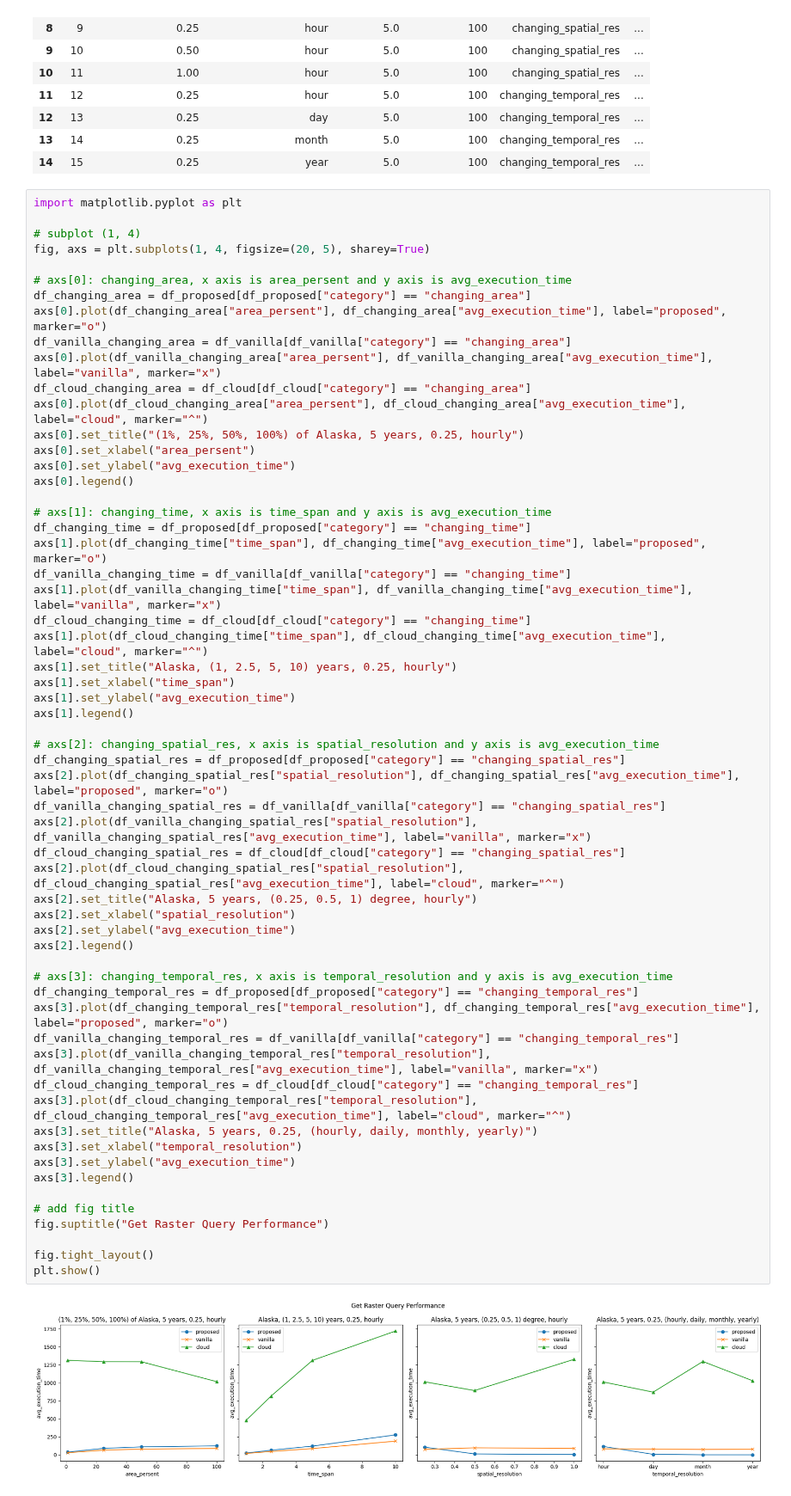
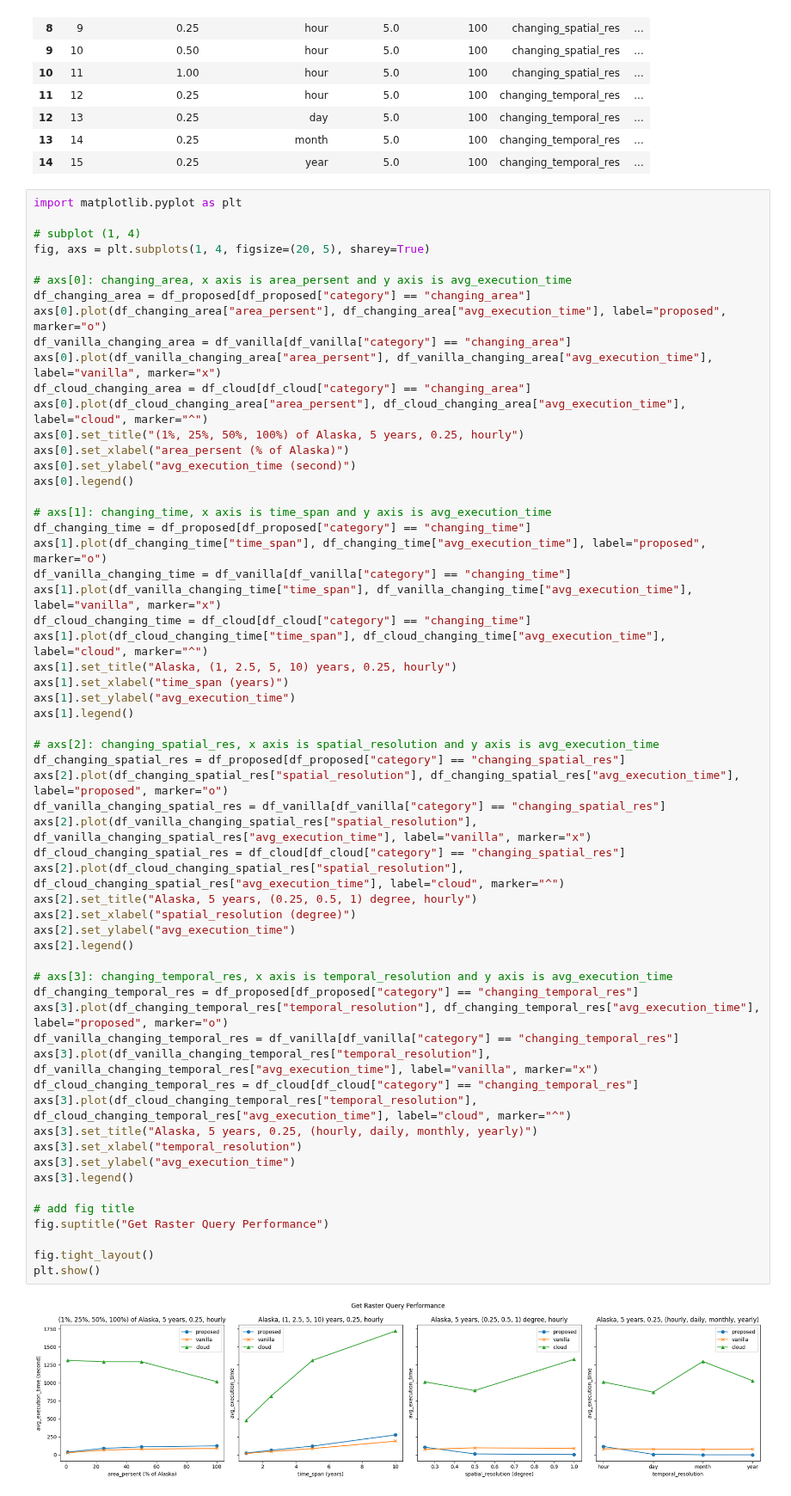
Before and after one commit to iharp3/experiment-kit, a Jupyter notebook: experiment/results/plot.ipynb, the cells around one changed output. Shown at 86% size. Saved outputs shown, nothing was run; the diff lists cells and outputs as text.

```diff
--- a/experiment/results/plot.ipynb
+++ b/experiment/results/plot.ipynb
@@ -71,8 +71,8 @@ axs[0].plot(df_vanilla_changing_area["area_persent"], df_vanilla_changing_area["
 df_cloud_changing_area = df_cloud[df_cloud["category"] == "changing_area"]
 axs[0].plot(df_cloud_changing_area["area_persent"], df_cloud_changing_area["avg_execution_time"], label="cloud", marker="^")
 axs[0].set_title("(1%, 25%, 50%, 100%) of Alaska, 5 years, 0.25, hourly")
-axs[0].set_xlabel("area_persent")
-axs[0].set_ylabel("avg_execution_time")
+axs[0].set_xlabel("area_persent (% of Alaska)")
+axs[0].set_ylabel("avg_execution_time (second)")
 axs[0].legend()
 
 # axs[1]: changing_time, x axis is time_span and y axis is avg_execution_time
@@ -83,38 +83,38 @@ axs[1].plot(df_vanilla_changing_time["time_span"], df_vanilla_changing_time["avg
 df_cloud_changing_time = df_cloud[df_cloud["category"] == "changing_time"]
 axs[1].plot(df_cloud_changing_time["time_span"], df_cloud_changing_time["avg_execution_time"], label="cloud", marker="^")
 axs[1].set_title("Alaska, (1, 2.5, 5, 10) years, 0.25, hourly")
-axs[1].set_xlabel("time_span")
+axs[1].set_xlabel("time_span (years)")
 axs[1].set_ylabel("avg_execution_time")
 axs[1].legend()
 
 # axs[2]: changing_spatial_res, x axis is spatial_resolution and y axis is avg_execution_time
 df_changing_spatial_res = df_proposed[df_proposed["category"] == "changing_spatial_res"]
 axs[2].plot(df_changing_spatial_res["spatial_resolution"], df_changing_spatial_res["avg_execution_time"], label="proposed", marker="o")
 df_vanilla_changing_spatial_res = df_vanilla[df_vanilla["category"] == "changing_spatial_res"]
 axs[2].plot(df_vanilla_changing_spatial_res["spatial_resolution"], df_vanilla_changing_spatial_res["avg_execution_time"], label="vanilla", marker="x")
 df_cloud_changing_spatial_res = df_cloud[df_cloud["category"] == "changing_spatial_res"]
 axs[2].plot(df_cloud_changing_spatial_res["spatial_resolution"], df_cloud_changing_spatial_res["avg_execution_time"], label="cloud", marker="^")
 axs[2].set_title("Alaska, 5 years, (0.25, 0.5, 1) degree, hourly")
-axs[2].set_xlabel("spatial_resolution")
+axs[2].set_xlabel("spatial_resolution (degree)")
 axs[2].set_ylabel("avg_execution_time")
 axs[2].legend()
 
 # axs[3]: changing_temporal_res, x axis is temporal_resolution and y axis is avg_execution_time
 df_changing_temporal_res = df_proposed[df_proposed["category"] == "changing_temporal_res"]
 axs[3].plot(df_changing_temporal_res["temporal_resolution"], df_changing_temporal_res["avg_execution_time"], label="proposed", marker="o")
 df_vanilla_changing_temporal_res = df_vanilla[df_vanilla["category"] == "changing_temporal_res"]
 axs[3].plot(df_vanilla_changing_temporal_res["temporal_resolution"], df_vanilla_changing_temporal_res["avg_execution_time"], label="vanilla", marker="x")
 df_cloud_changing_temporal_res = df_cloud[df_cloud["category"] == "changing_temporal_res"]
 axs[3].plot(df_cloud_changing_temporal_res["temporal_resolution"], df_cloud_changing_temporal_res["avg_execution_time"], label="cloud", marker="^")
 axs[3].set_title("Alaska, 5 years, 0.25, (hourly, daily, monthly, yearly)")
 axs[3].set_xlabel("temporal_resolution")
 axs[3].set_ylabel("avg_execution_time")
 axs[3].legend()
 
 # add fig title
 fig.suptitle("Get Raster Query Performance")
 
 fig.tight_layout()
 plt.show()
 # %% [output]
-[figure, old version]
+[figure, new version]
```
Also changed, not shown: 3 other files.
